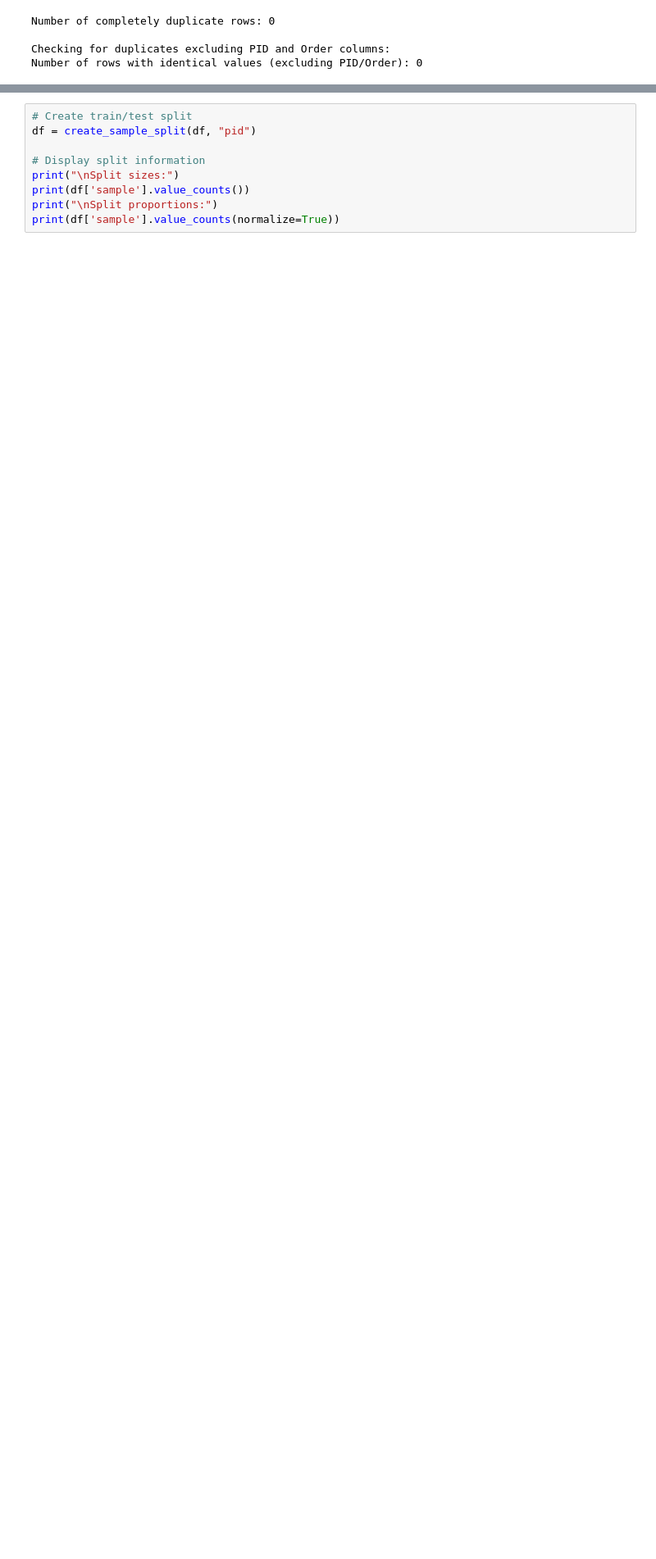
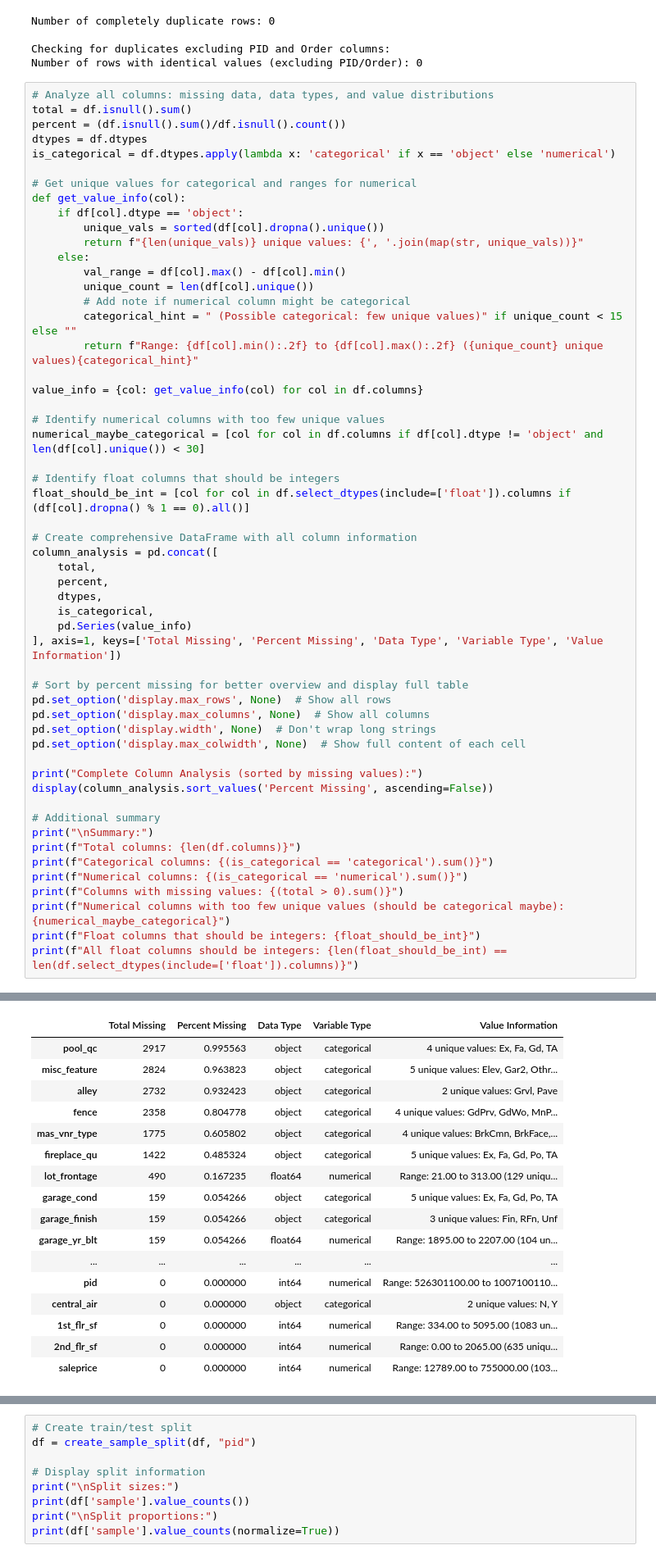
Before and after one commit to congminh-nguyen/ames_project, a Jupyter notebook: notebooks/early_eda.ipynb, the cells around one changed output, grey strips where cells are left out. Shown: that part at 82% size. Saved outputs shown, nothing was run; the diff lists cells and outputs as text; blank space fills up the shorter version.

```diff
--- a/notebooks/early_eda.ipynb
+++ b/notebooks/early_eda.ipynb
@@ -88,3 +71,58 @@ Number of completely duplicate rows: 0
 
 Checking for duplicates excluding PID and Order columns:
 Number of rows with identical values (excluding PID/Order): 0
+# %%
+# Analyze all columns: missing data, data types, and value distributions
+total = df.isnull().sum()
+percent = (df.isnull().sum()/df.isnull().count())
+dtypes = df.dtypes
+is_categorical = df.dtypes.apply(lambda x: 'categorical' if x == 'object' else 'numerical')
+
+# Get unique values for categorical and ranges for numerical
+def get_value_info(col):
+    if df[col].dtype == 'object':
+        unique_vals = sorted(df[col].dropna().unique())
+        return f"{len(unique_vals)} unique values: {', '.join(map(str, unique_vals))}"
+    else:
+        val_range = df[col].max() - df[col].min()
+        unique_count = len(df[col].unique())
+        # Add note if numerical column might be categorical
+        categorical_hint = " (Possible categorical: few unique values)" if unique_count < 15 else ""
+        return f"Range: {df[col].min():.2f} to {df[col].max():.2f} ({unique_count} unique values){categorical_hint}"
+
+value_info = {col: get_value_info(col) for col in df.columns}
+
+# Identify numerical columns with too few unique values
+numerical_maybe_categorical = [col for col in df.columns if df[col].dtype != 'object' and len(df[col].unique()) < 30]
+
+# Identify float columns that should be integers
+float_should_be_int = [col for col in df.select_dtypes(include=['float']).columns if (df[col].dropna() % 1 == 0).all()]
+
+# Create comprehensive DataFrame with all column information
+column_analysis = pd.concat([
+    total,
+    percent,
+    dtypes,
+    is_categorical,
+    pd.Series(value_info)
+], axis=1, keys=['Total Missing', 'Percent Missing', 'Data Type', 'Variable Type', 'Value Information'])
+
+# Sort by percent missing for better overview and display full table
+pd.set_option('display.max_rows', None)  # Show all rows
+pd.set_option('display.max_columns', None)  # Show all columns
+pd.set_option('display.width', None)  # Don't wrap long strings
+pd.set_option('display.max_colwidth', None)  # Show full content of each cell
+
+print("Complete Column Analysis (sorted by missing values):")
+display(column_analysis.sort_values('Percent Missing', ascending=False))
+
+# Additional summary
+print("\nSummary:")
+print(f"Total columns: {len(df.columns)}")
+print(f"Categorical columns: {(is_categorical == 'categorical').sum()}")
+print(f"Numerical columns: {(is_categorical == 'numerical').sum()}")
+print(f"Columns with missing values: {(total > 0).sum()}")
+print(f"Numerical columns with too few unique values (should be categorical maybe): {numerical_maybe_categorical}")
+print(f"Float columns that should be integers: {float_should_be_int}")
+print(f"All float columns should be integers: {len(float_should_be_int) == len(df.select_dtypes(include=['float']).columns)}")
+# %% [output]
@@ -90,0 +130,17 @@ Number of rows with identical values (excluding PID/Order): 0
+|  | Total Missing | Percent Missing | Data Type | Variable Type | Value Information |
+| pool_qc | 2917 | 0.995563 | object | categorical | 4 unique values: Ex, Fa, Gd, TA |
+| misc_feature | 2824 | 0.963823 | object | categorical | 5 unique values: Elev, Gar2, Othr... |
+| alley | 2732 | 0.932423 | object | categorical | 2 unique values: Grvl, Pave |
+| fence | 2358 | 0.804778 | object | categorical | 4 unique values: GdPrv, GdWo, MnP... |
+| mas_vnr_type | 1775 | 0.605802 | object | categorical | 4 unique values: BrkCmn, BrkFace,... |
+| fireplace_qu | 1422 | 0.485324 | object | categorical | 5 unique values: Ex, Fa, Gd, Po, TA |
+| lot_frontage | 490 | 0.167235 | float64 | numerical | Range: 21.00 to 313.00 (129 uniqu... |
+| garage_cond | 159 | 0.054266 | object | categorical | 5 unique values: Ex, Fa, Gd, Po, TA |
+| garage_finish | 159 | 0.054266 | object | categorical | 3 unique values: Fin, RFn, Unf |
+| garage_yr_blt | 159 | 0.054266 | float64 | numerical | Range: 1895.00 to 2207.00 (104 un... |
+| ... | ... | ... | ... | ... | ... |
+| pid | 0 | 0.000000 | int64 | numerical | Range: 526301100.00 to 1007100110... |
+| central_air | 0 | 0.000000 | object | categorical | 2 unique values: N, Y |
+| 1st_flr_sf | 0 | 0.000000 | int64 | numerical | Range: 334.00 to 5095.00 (1083 un... |
+| 2nd_flr_sf | 0 | 0.000000 | int64 | numerical | Range: 0.00 to 2065.00 (635 uniqu... |
+| saleprice | 0 | 0.000000 | int64 | numerical | Range: 12789.00 to 755000.00 (103... |
```
Also changed, not shown: parts of 38 cells of this notebook, 3 other files.
